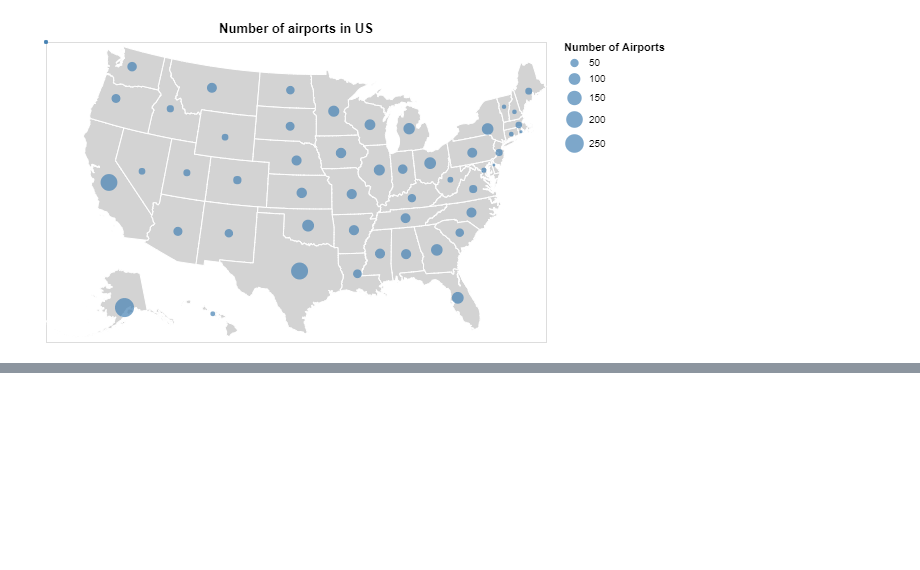
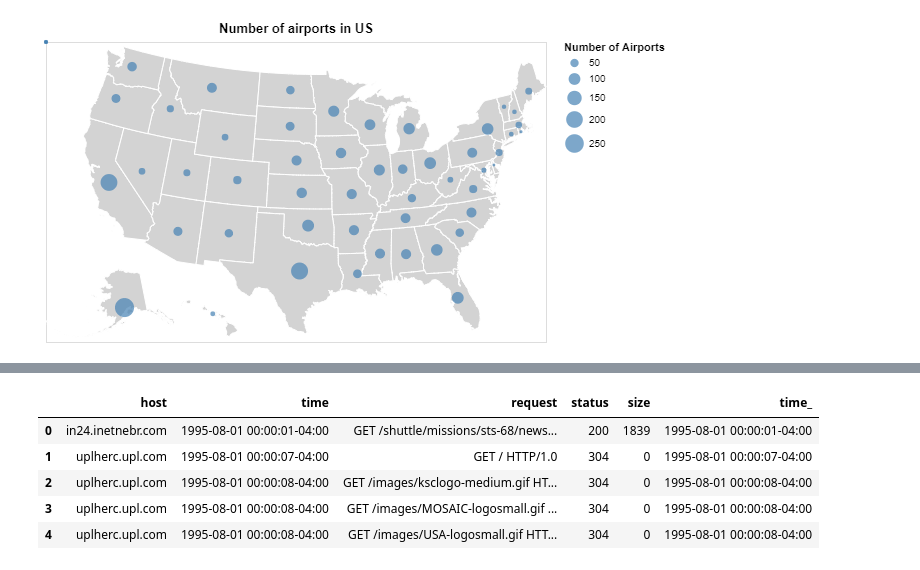
Before and after one commit to kkrathor/JupyterBootcamp, a Jupyter notebook: apache_log_analytics.ipynb, the cells around one changed output, grey strips where cells are left out. Cells and saved outputs as stored; diff of their text form; code cells hidden in the pictures; blank space fills up the shorter version.

Commit message:
convert to datetime

```diff
--- a/apache_log_analytics.ipynb
+++ b/apache_log_analytics.ipynb
@@ -207,0 +221,4 @@ background + points
+# %%
+s = '27/Oct/2013:06:33:40 +0100'
+d = dateutil.parser.parse(s[:11] + " " + s[12:])
+d
@@ -207,0 +240,16 @@ background + points
+# %%
+def convert_to_datetime(s):
+    import dateutil.parser
+    s = s[1: len(s)-1]
+    return dateutil.parser.parse(s[:11] + " " + s[12:])
+
+logs["time"] = logs["time"].apply(convert_to_datetime)
+# %%
+logs.head()
+# %% [output]
+|  | host | time | request | status | size | time_ |
+| 0 | in24.inetnebr.com | 1995-08-01 00:00:01-04:00 | GET /shuttle/missions/sts-68/news... | 200 | 1839 | 1995-08-01 00:00:01-04:00 |
+| 1 | uplherc.upl.com | 1995-08-01 00:00:07-04:00 | GET / HTTP/1.0 | 304 | 0 | 1995-08-01 00:00:07-04:00 |
+| 2 | uplherc.upl.com | 1995-08-01 00:00:08-04:00 | GET /images/ksclogo-medium.gif HT... | 304 | 0 | 1995-08-01 00:00:08-04:00 |
+| 3 | uplherc.upl.com | 1995-08-01 00:00:08-04:00 | GET /images/MOSAIC-logosmall.gif ... | 304 | 0 | 1995-08-01 00:00:08-04:00 |
+| 4 | uplherc.upl.com | 1995-08-01 00:00:08-04:00 | GET /images/USA-logosmall.gif HTT... | 304 | 0 | 1995-08-01 00:00:08-04:00 |
```
Also changed, not shown: parts of 7 cells of this notebook.
